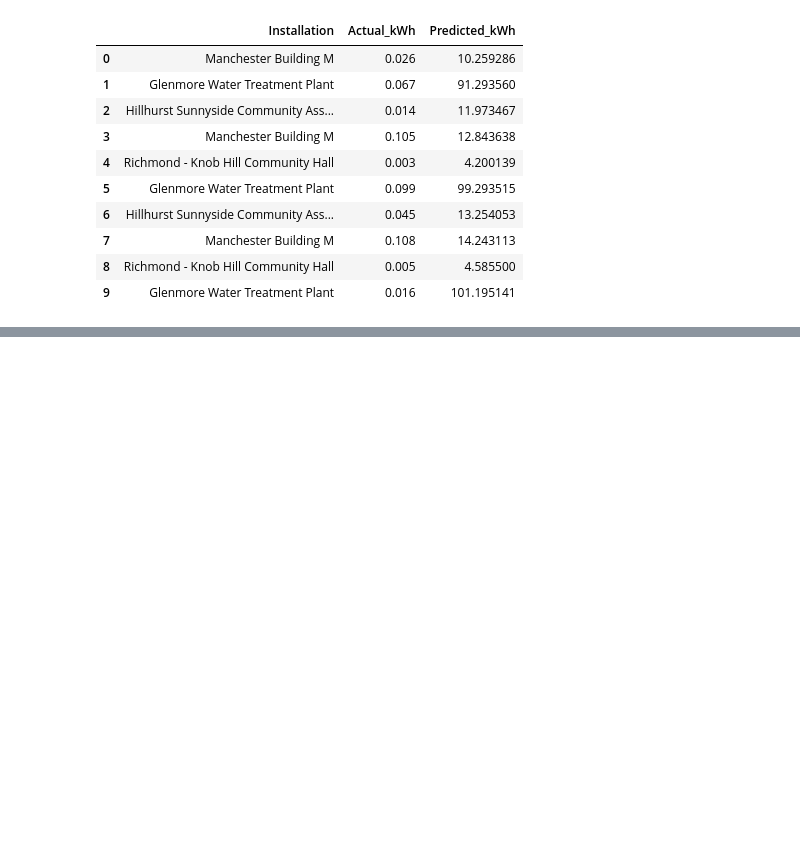
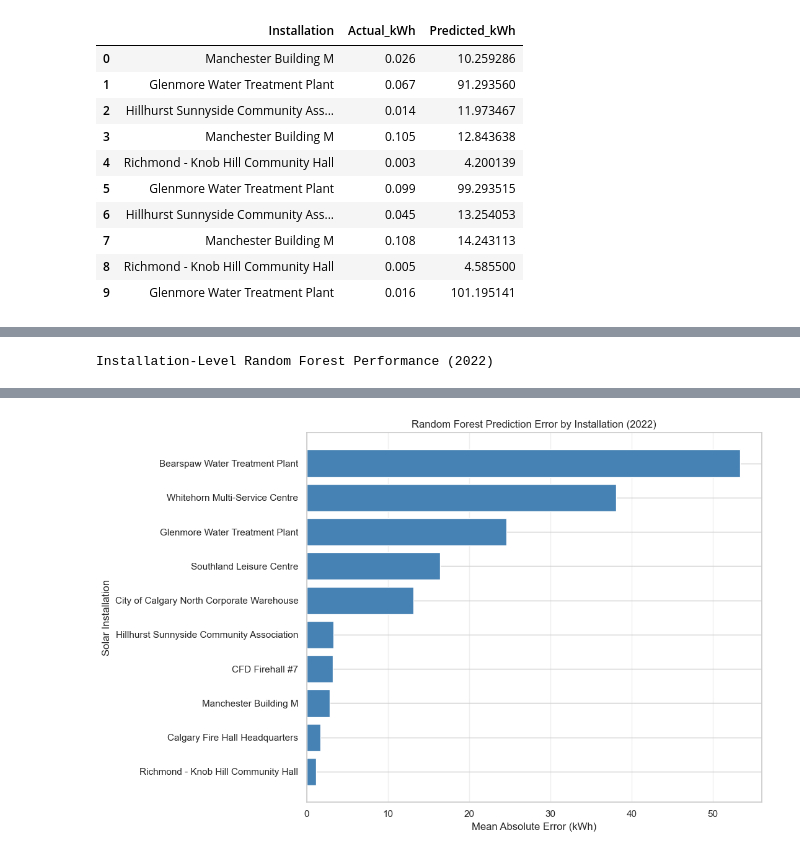
Before and after one commit to damisar/Solar-Energy-Production-Analysis, a Jupyter notebook: notebooks/solar_production_eda.ipynb, the cells around one changed output, grey strips where cells are left out. Drawn from its saved outputs; the diff is of its cells as text; code cells hidden in the pictures; blank space fills up the shorter version.

```diff
--- a/notebooks/solar_production_eda.ipynb
+++ b/notebooks/solar_production_eda.ipynb
@@ -4127,0 +4460,70 @@ Sample baseline predictions:
+# %%
+
+# Section 7.7.3 - Installation-level prediction performance
+
+# Create a comparison dataset for 2022 observations
+installation_predictions = pd.DataFrame({
+    "Installation": test_df["name"].to_numpy(),
+    "Actual_kWh": y_test.to_numpy(),
+    "Predicted_kWh": rf_predictions
+})
+
+# Calculate prediction errors
+installation_predictions["Absolute_Error"] = (
+    installation_predictions["Actual_kWh"]
+    - installation_predictions["Predicted_kWh"]
+).abs()
+
+installation_predictions["Squared_Error"] = (
+    installation_predictions["Actual_kWh"]
+    - installation_predictions["Predicted_kWh"]
+) ** 2
+
+# Calculate performance metrics for each installation
+installation_performance = (
+    installation_predictions
+    .groupby("Installation")
+    .agg(
+        Observations=("Actual_kWh", "size"),
+        Mean_Actual_kWh=("Actual_kWh", "mean"),
+        MAE=("Absolute_Error", "mean"),
+        MSE=("Squared_Error", "mean")
+    )
+)
+
+# Convert MSE to RMSE
+installation_performance["RMSE"] = np.sqrt(
+    installation_performance["MSE"]
+)
+
+# Remove intermediate MSE column
+installation_performance = installation_performance.drop(
+    columns="MSE"
+)
+
+# Sort installations by MAE
+installation_performance = installation_performance.sort_values(
+    "MAE", ascending=False
+)
+
+print("Installation-Level Random Forest Performance (2022)")
+display(installation_performance.round(3))
+
+# Visualize installation-level MAE
+plt.figure(figsize=(11, 7))
+
+plt.barh(
+    installation_performance.index,
+    installation_performance["MAE"],
+    color="steelblue"
+)
+
+plt.xlabel("Mean Absolute Error (kWh)")
+plt.ylabel("Solar Installation")
+plt.title("Random Forest Prediction Error by Installation (2022)")
+plt.gca().invert_yaxis()
+plt.grid(axis="x", alpha=0.3)
+plt.tight_layout()
+plt.show()
+# %% [output]
+Installation-Level Random Forest Performance (2022)
@@ -4127,0 +4542 @@ Sample baseline predictions:
+[figure, added]
```
Also changed, not shown: parts of 14 cells of this notebook.
